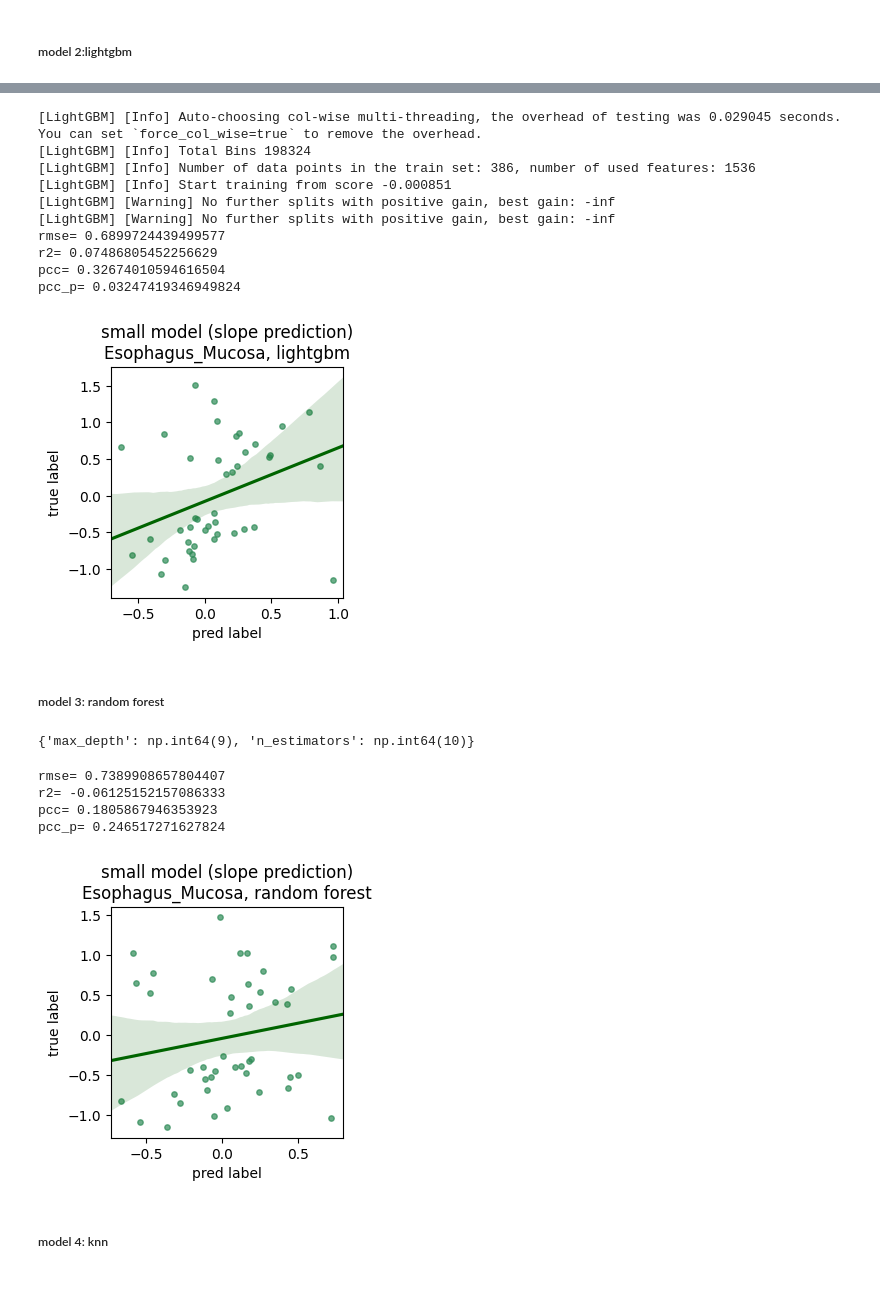
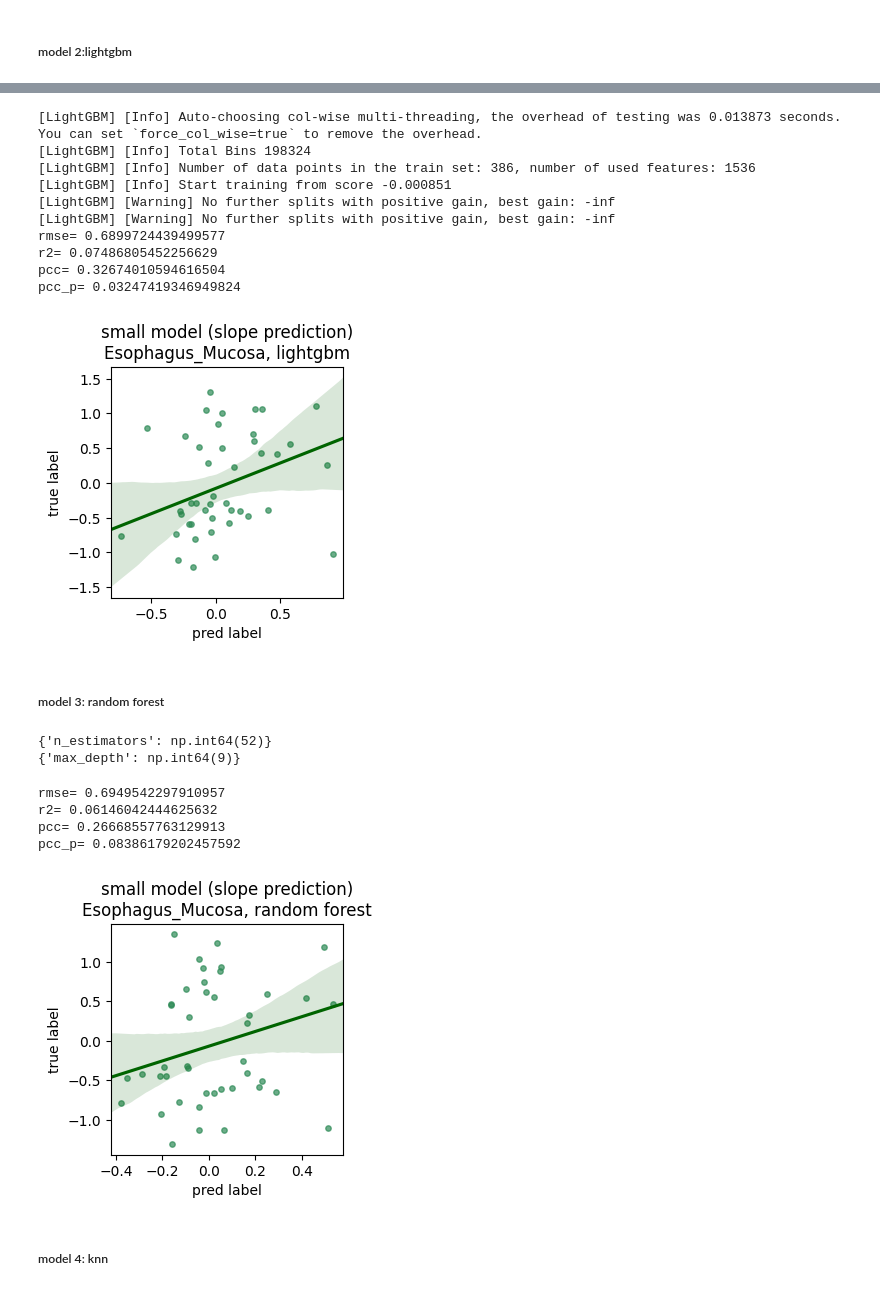
Before and after one commit to Liuzhe30/DNAMutBenchMark, a Jupyter notebook: experiments/machine_learning/eqtl_prediction/slope_prediction/dnabert2/Esophagus_Mucosa_shuffled_seed17.ipynb, the cells around one changed output, grey strips where cells are left out. Cells and saved outputs as stored; diff of their text form; code cells hidden in the pictures.

```diff
--- a/experiments/machine_learning/eqtl_prediction/slope_prediction/dnabert2/Esophagus_Mucosa_shuffled_seed17.ipynb
+++ b/experiments/machine_learning/eqtl_prediction/slope_prediction/dnabert2/Esophagus_Mucosa_shuffled_seed17.ipynb
@@ -88,11 +88,18 @@ Y_test shape: (43,)
 import xgboost as xgb
 from sklearn.model_selection import GridSearchCV
 
-cv_params = {'n_estimators': np.linspace(10, 300, 10, dtype=int),'max_depth': np.linspace(1, 10, 10, dtype=int)} #
-
+cv_params = {'n_estimators': np.linspace(10, 300, 10, dtype=int)} #
 xgb_model = xgb.XGBRegressor(seed=seed)
 # https://scikit-learn.org/stable/modules/model_evaluation.html
 gs = GridSearchCV(xgb_model, cv_params, refit=True, cv=5, scoring='neg_mean_absolute_error')
 gs.fit(X_train,Y_train)
-gs.best_params_
+n_estimators = gs.best_params_['n_estimators']
+print(gs.best_params_)
+
+cv_params = {'max_depth': np.linspace(1, 10, 10, dtype=int)} #
+xgb_model = xgb.XGBRegressor(seed=seed,n_estimators=n_estimators)
+gs = GridSearchCV(xgb_model, cv_params, refit=True, cv=5, scoring='neg_mean_absolute_error')
+gs.fit(X_train,Y_train)
+max_depth = gs.best_params_['max_depth']
+print(gs.best_params_)
 # %% [output]
@@ -100,7 +108,7 @@ gs.best_params_
 # %%
 ml_model = model_list[0]
-#clf_xgb = xgb.XGBRegressor(n_estimators=gs.best_params_['n_estimators'], max_depth=gs.best_params_['max_depth']) # from grid search
-clf_xgb = xgb.XGBRegressor(n_estimators=300, max_depth=3) # from grid search
+
+clf_xgb = xgb.XGBRegressor(n_estimators=n_estimators,  max_depth=max_depth) # from grid search
 clf_xgb.fit(X_train,Y_train)
 
 y_pred = clf_xgb.predict(X_test)
@@ -136,10 +144,17 @@ pcc_p= 0.049041427141534484
 import lightgbm as lgb
 from sklearn.model_selection import GridSearchCV
 
-cv_params = {'max_depth': np.linspace(1, 50, 10, dtype=int),'num_leaves': np.linspace(2, 50, 5, dtype=int)} #
-
-gbm = lgb.LGBMRegressor(seed=seed)
+cv_params = {'max_depth': np.linspace(1, 50, 10, dtype=int)} #
+gbm = lgb.LGBMRegressor(seed=seed,verbose=-1)
 gsearch = GridSearchCV(gbm, param_grid=cv_params, cv=5, scoring='neg_mean_absolute_error')
 gsearch.fit(X_train, Y_train)
-gsearch.best_params_
+max_depth = gsearch.best_params_['max_depth']
+print(gsearch.best_params_)
+
+cv_params = {'num_leaves': np.linspace(2, 50, 5, dtype=int)} #
+gbm = lgb.LGBMRegressor(seed=seed,max_depth=max_depth,verbose=-1)
+gsearch = GridSearchCV(gbm, param_grid=cv_params, cv=5, scoring='neg_mean_absolute_error')
+gsearch.fit(X_train, Y_train)
+num_leaves = gsearch.best_params_['num_leaves']
+print(gsearch.best_params_)
 # %% [output]
@@ -164,7 +163,7 @@ You can set `force_col_wise=true` to remove the overhead.
 # %%
 ml_model = model_list[1]
-#clf_lgb = lgb.LGBMRegressor(max_depth=gsearch.best_params_['max_depth'], num_leaves=gsearch.best_params_['num_leaves'])
-clf_lgb = lgb.LGBMRegressor(max_depth=17, num_leaves=14)
+
+clf_lgb = lgb.LGBMRegressor(max_depth=max_depth, num_leaves=num_leaves)
 clf_lgb.fit(X_train,Y_train)
 
 y_pred = clf_lgb.predict(X_test)
@@ -172,53 +171,62 @@ y_pred = clf_lgb.predict(X_test)
 rmse = np.sqrt(mean_squared_error(Y_test, y_pred))
 r2 = r2_score(Y_test, y_pred)
 pcc = pearsonr(Y_test, y_pred)[0]
 pcc_p = pearsonr(Y_test, y_pred)[1]
 
 print('rmse=',rmse)
 print('r2=',r2)
 print('pcc=',pcc)
 print('pcc_p=',pcc_p)
 
 ax = plt.subplots(figsize=(3,3))
 plt.ylabel("true label")
 plt.xlabel("pred label")
 sns.regplot(x=y_pred,y=Y_test,x_jitter = 0.15,y_jitter = 0.15,
             scatter_kws = {'color':'#2E8B57','alpha':0.7,'s':15}, line_kws={"color": "#006400"},truncate=False)
 plt.title('small model (slope prediction)\n' + tissue + ', ' + ml_model)
 
 plt.savefig(image_path + 'cm-small-slope-' + tissue + '-' + ml_model + '.png',dpi=300, bbox_inches = 'tight')
 plt.show()
 # %% [output]
-[LightGBM] [Info] Auto-choosing col-wise multi-threading, the overhead of testing was 0.029045 seconds.
+[LightGBM] [Info] Auto-choosing col-wise multi-threading, the overhead of testing was 0.013873 seconds.
 You can set `force_col_wise=true` to remove the overhead.
 [LightGBM] [Info] Total Bins 198324
 [LightGBM] [Info] Number of data points in the train set: 386, number of used features: 1536
 [LightGBM] [Info] Start training from score -0.000851
 [LightGBM] [Warning] No further splits with positive gain, best gain: -inf
 [LightGBM] [Warning] No further splits with positive gain, best gain: -inf
 rmse= 0.6899724439499577
 r2= 0.07486805452256629
 pcc= 0.32674010594616504
 pcc_p= 0.03247419346949824
-[figure, old version]
+[figure, new version]
 # %% [markdown]
 ##### model 3: random forest
 # %%
 from sklearn.ensemble import RandomForestRegressor
 from sklearn.model_selection import GridSearchCV
 
-cv_params = {'n_estimators': np.linspace(10, 300, 10, dtype=int),'max_depth': np.linspace(1, 10, 10, dtype=int)} # 200
-
+cv_params = {'n_estimators': np.linspace(10, 200, 10, dtype=int)} # 200
 rfModel = RandomForestRegressor(random_state = random.seed(seed))
 grid = GridSearchCV(
     rfModel,cv_params,cv = 5,return_train_score = True, scoring='neg_mean_absolute_error')
 grid.fit(X_train, Y_train)
-grid.best_params_
+n_estimators = grid.best_params_['n_estimators']
+print(grid.best_params_)
+
+cv_params = {'max_depth': np.linspace(1, 10, 10, dtype=int)} # 200
+rfModel = RandomForestRegressor(random_state = random.seed(seed),n_estimators=n_estimators)
+grid = GridSearchCV(
+    rfModel,cv_params,cv = 5,return_train_score = True, scoring='neg_mean_absolute_error')
+grid.fit(X_train, Y_train)
+max_depth=grid.best_params_['max_depth']
+print(grid.best_params_)
 # %% [output]
-{'max_depth': np.int64(9), 'n_estimators': np.int64(10)}
+{'n_estimators': np.int64(52)}
+{'max_depth': np.int64(9)}
 # %%
 ml_model = model_list[2]
-clf_rf = RandomForestRegressor(n_estimators=grid.best_params_['n_estimators'], max_depth=grid.best_params_['max_depth'])
+clf_rf = RandomForestRegressor(n_estimators=n_estimators, max_depth=max_depth)
 clf_rf.fit(X_train,Y_train)
 
 y_pred = clf_rf.predict(X_test)
@@ -243,11 +251,11 @@ plt.title('small model (slope prediction)\n' + tissue + ', ' + ml_model)
 plt.savefig(image_path + 'cm-small-slope-' + tissue + '-' + ml_model + '.png',dpi=300, bbox_inches = 'tight')
 plt.show()
 # %% [output]
-rmse= 0.7389908657804407
-r2= -0.06125152157086333
-pcc= 0.1805867946353923
-pcc_p= 0.246517271627824
+rmse= 0.6949542297910957
+r2= 0.06146042444625632
+pcc= 0.26668557763129913
+pcc_p= 0.08386179202457592
-[figure, old version]
+[figure, new version]
 # %% [markdown]
 ##### model 4: knn
 # %%
```
Also changed, not shown: parts of 27 cells of this notebook, 38 other files.
